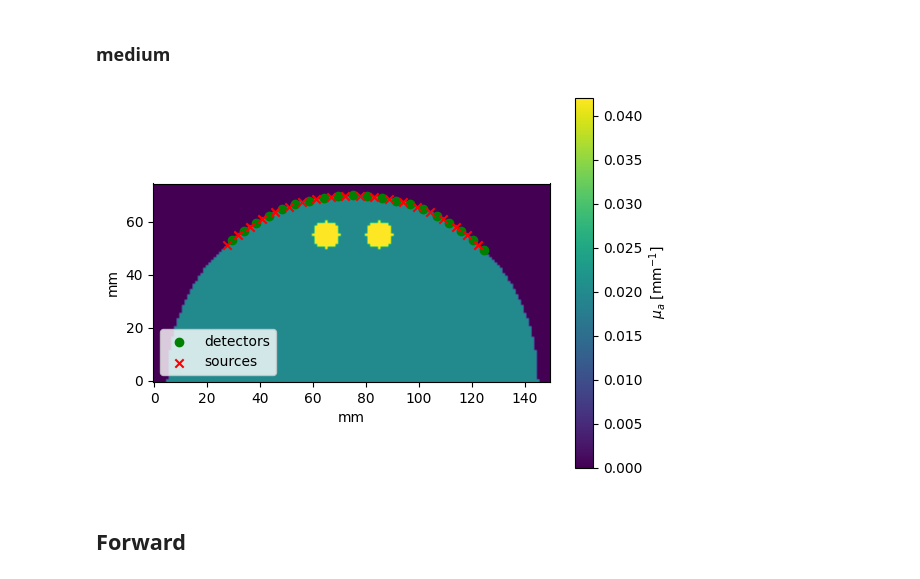
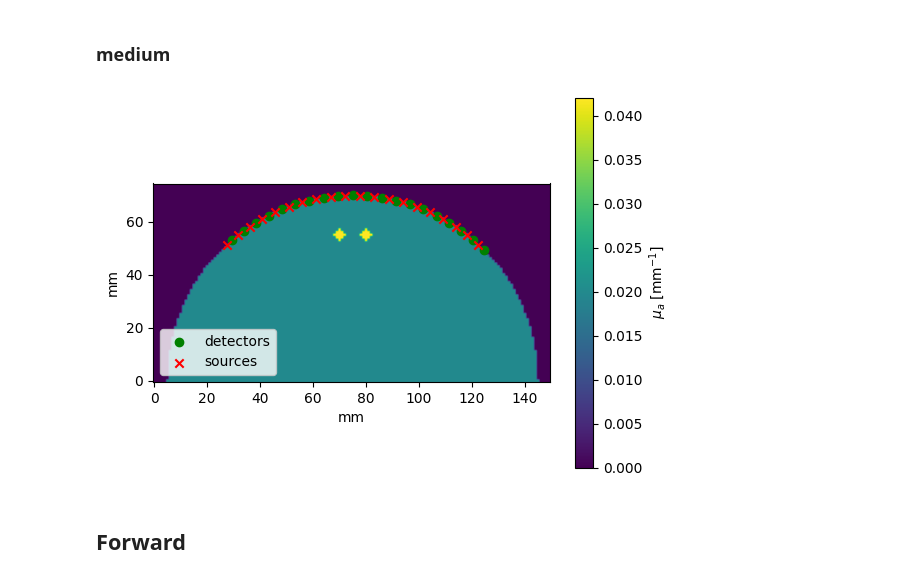
Before and after one commit to neural-imagery/tomography-experiments, a Jupyter notebook: 3d/main.ipynb, the cells around one changed output. Cells and saved outputs as stored; diff of their text form; code cells hidden in the pictures.

```diff
--- a/3d/main.ipynb
+++ b/3d/main.ipynb
@@ -11,16 +11,16 @@ import matplotlib.pyplot as plt
 # %%
 from problems.two_balls import two_balls_2d_sensors, two_balls_2d_medium
 
 medium_bg, medium_true = two_balls_2d_medium(
-    contrast=1.1, voxels_per_dim=150, r_ball_mm=5, depth_mm=20, ball_separation_mm=10
+    contrast=1.1, voxels_per_dim=150, r_ball_mm=2, depth_mm=20, ball_separation_mm=10
 )
 
 noptodes = 20
 sensors = two_balls_2d_sensors(noptodes, medium_bg)
 
 medium_true.plot_mua(sensors)
 # %% [output]
-[figure, old version]
+[figure, new version]
 # %% [markdown]
 ## Forward
 # %%
```
Also changed, not shown: parts of 10 cells of this notebook.
